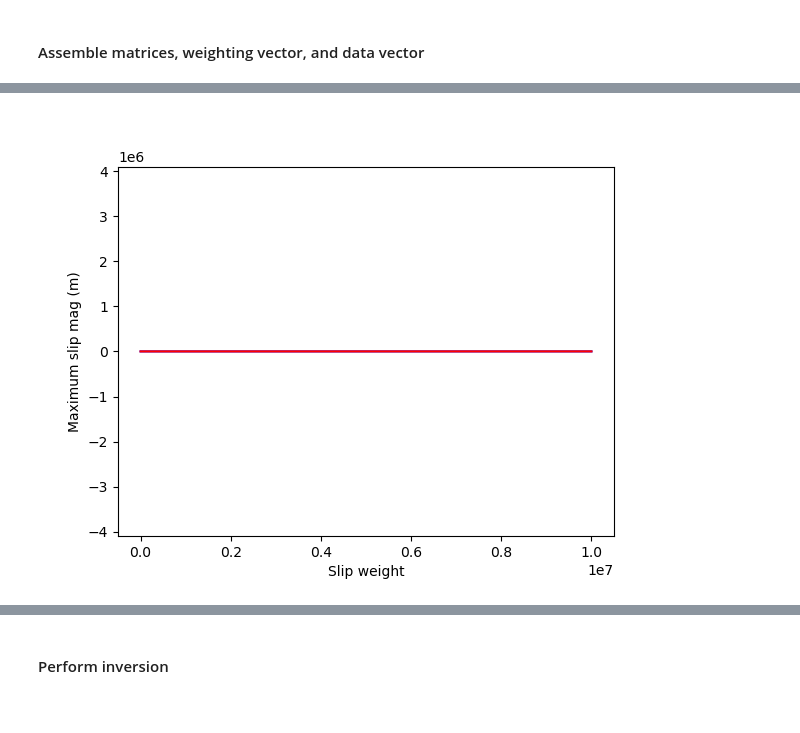
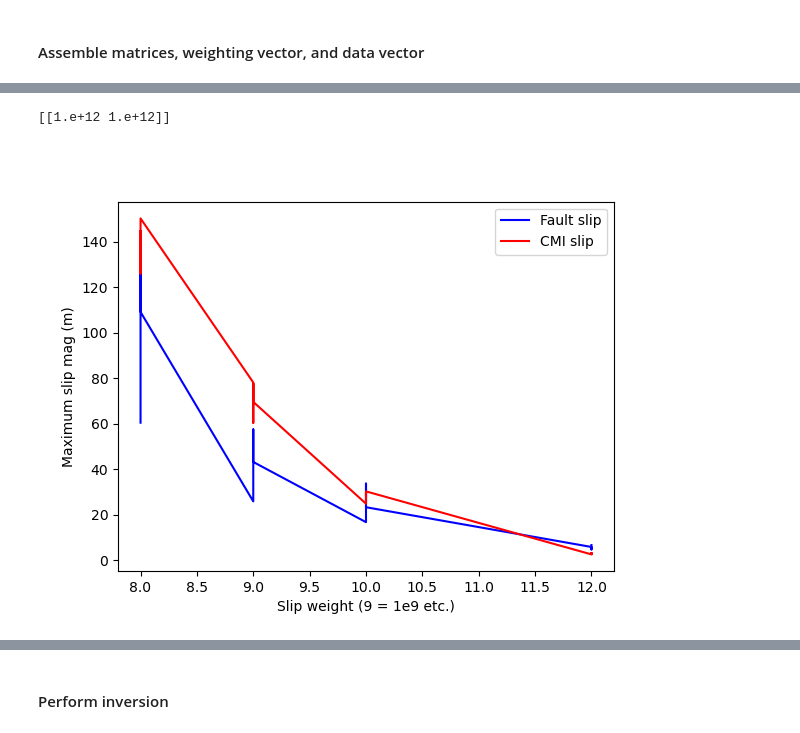
Before and after one commit to e-middleton/Emily_fault_displacement, a Jupyter notebook: CMI.ipynb, the cells around one changed output, grey strips where cells are left out. Drawn from its saved outputs; the diff is of its cells as text; code cells hidden in the pictures.

Commit message:
visualization of nested loop results

```diff
--- a/CMI.ipynb
+++ b/CMI.ipynb
@@ -660,9 +657,10 @@ if plot_vectors:
 ### Concatenate Meshes and calculate partial derivatives
 # %%
 import sys
-sys.path.append('/Users/anitamiddleton/Documents/python/celeri')
+sys.path.append('/Users/emiddleton/Documents/python/celeri_folder/celeri')
 
 import celeri
+from celeri import celeri_util
 from dataclasses import dataclass
 
 # Force meshes into dataclass, using existing fields
@@ -721,8 +719,7 @@ for mesh_idx in range(len(meshes)):
     # Get smoothing operator
 
 # get rid of tensile slip columns in fault part of disp_mat and  rows/columns of smoothing matrix (needs to be square)
-# celeri.celeri_util.get_keep_index_12(len(disp_mat thing))
-keep = celeri.celeri_util.get_keep_index_12(3*tri_end_idx[0])
+keep = celeri_util.get_keep_index_12(3*tri_end_idx[0])
 
 # using the indicies of the elements to be kept, find the elements that need to be deleted
 throw = []
@@ -877,6 +874,6 @@ all_elem_end = [all_elem_beg[1], all_elem_beg[2], all_elem_beg[3], all_elem_beg[
 # %%
 # nested loop to test the different effects of different combos of smoothing weights on fault and cmi
-smooths = [1e4, 1e5, 1e6, 1e7]
+smooths = [1e8, 1e9, 1e10, 1e12]
 
 max_fault_slip = np.empty((len(smooths)**2, 2))
 max_horiz_slip = np.empty((len(smooths)**2, 2))
@@ -930,3 +927,5 @@ for i in range(len(smooths)):
         mean_residuals[m, 0] = np.mean(residuals)
         mean_residuals[m, 1] = smooths[i]
         mean_residuals[m, 2] = smooths[j]
+        m+=1
+        print(i,j)
@@ -933,13 +949,73 @@ for i in range(len(smooths)):
 # %%
 # plot for visualizing
+from mpl_toolkits.mplot3d import Axes3D
+
+smooth_combos = np.empty_like(max_horiz_slip)
+smooth_combos[:,0] = max_fault_slip[:,1]
+smooth_combos[:,1] = max_horiz_slip[:,1]
+avg_max_slip = ((max_horiz_slip[:,0] + max_fault_slip[:,0])/2).reshape(-1,1)
+min_slip = np.min(avg_max_slip)
+least_slip = np.argwhere(avg_max_slip[:,0]==min_slip)[0]
+print(smooth_combos[least_slip])
+
+
+sorted_idx = max_horiz_slip[:,1].argsort()
+max_horiz_slip = max_horiz_slip[sorted_idx]
 
 plt.close('all')
 fig, ax = plt.subplots()
-ax.plot(max_fault_slip[:,1], max_fault_slip[:,0], color='b', label="Fault slip")
-ax.plot(max_horiz_slip[:,1], max_horiz_slip[:,0], color='r', label="CMI slip")
-ax.set_xlabel("Slip weight")
+ax.plot([8, 8, 8, 8, 9, 9, 9, 9, 10, 10, 10, 10, 12, 12, 12, 12], max_fault_slip[:,0], color='b', label="Fault slip")
+ax.plot([8, 8, 8, 8, 9, 9, 9, 9, 10, 10, 10, 10, 12, 12, 12, 12], max_horiz_slip[:,0], color='r', label="CMI slip")
+ax.set_xlabel("Slip weight (9 = 1e9 etc.)")
 ax.set_ylabel("Maximum slip mag (m)")
-ax.axis("equal")
+ax.axis("tight")
+ax.legend()
 plt.show()
+
+# fig, ax = plt.subplots()
+# ax.plot([8, 8, 8, 8, 9, 9, 9, 9, 10, 10, 10, 10, 12, 12, 12, 12], mean_residuals[:,0])
+# ax.set_title("Mean residuals as a function of fault slip weight")
+# ax.set_xlabel("Fault slip weight")
+# ax.set_ylabel("Mean residuals")
+# plt.show()
+
+
+# Create the plot
+fig = plt.figure()
+ax = fig.add_subplot(111, projection='3d')
+
+# Define the independent variables
+x = mean_residuals[:,1] # fault smoothing weight
+y = mean_residuals[:,2] # horiz smoothing weight
+z = mean_residuals[:,0] # mean residuals
+
+# Add the data points
+ax.scatter(x, y, z)
+
+# Fit a plane using np.linalg.lstsq
+A = np.vstack([x, y, np.ones_like(x)]).T
+plane_coef, _, _, _ = np.linalg.lstsq(A, z, rcond=None)
+
+# Create a meshgrid for the plane
+x_plane, y_plane = np.meshgrid(x, y)
+z_plane = plane_coef[0] * x_plane + plane_coef[1] * y_plane + plane_coef[2]
+
+# Add the regression plane
+ax.plot_surface(x_plane, y_plane, z_plane, alpha=0.5)
+
+# Add labels and title
+ax.set_xlabel('Fault Smoothing Weight')
+ax.set_ylabel('Horiz Smoothing Weight')
+ax.set_zlabel('Mean Residuals)')
+plt.title('Residuals as a function of fault and cmi smoothing weights')
+
+# Show the plot
+plt.show()
+
+mean_residuals = np.abs(mean_residuals)
+closest = np.min(mean_residuals[:,0])
+best = np.argwhere(mean_residuals[:,0]==closest)[0]
+print(mean_residuals[best])
 # %% [output]
+[[1.e+12 1.e+12]]
-[figure, old version]
+[figure, new version]
```
Also changed, not shown: parts of 6 cells of this notebook, 3 other files.
